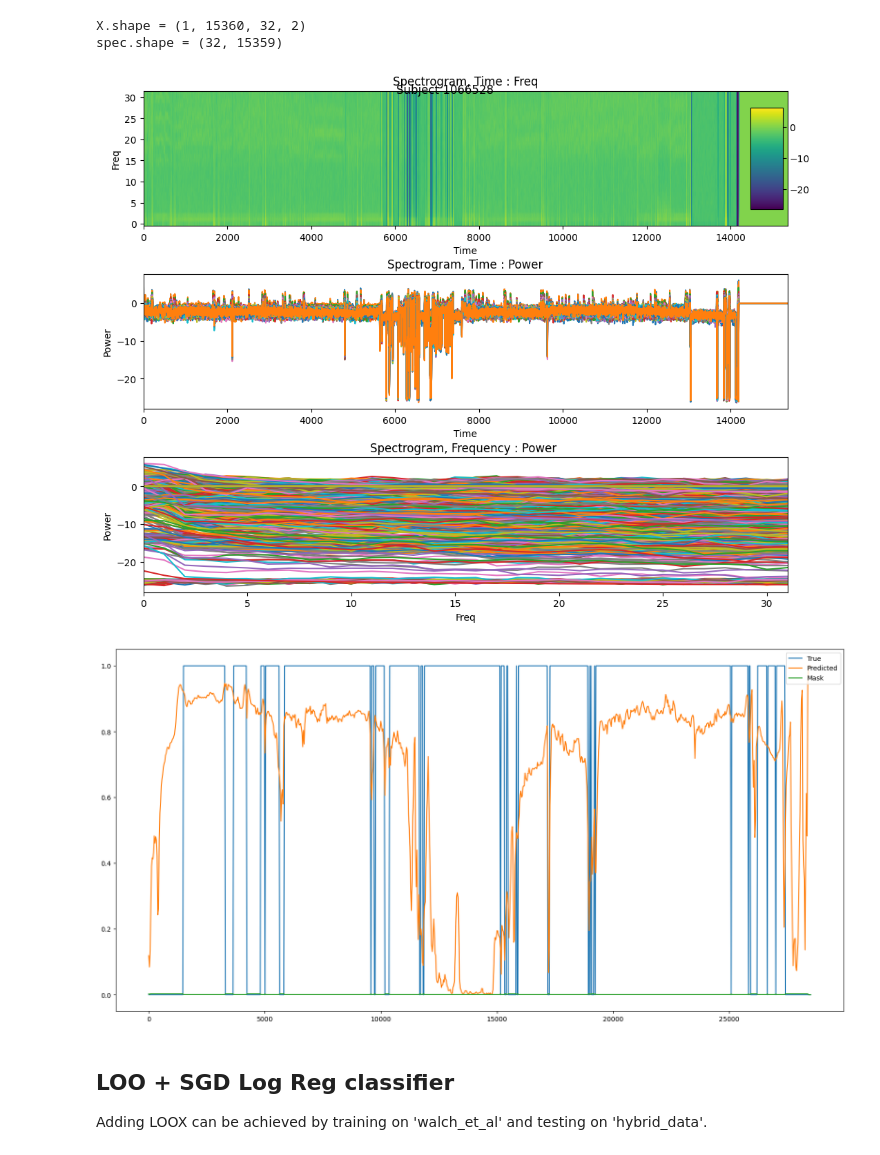
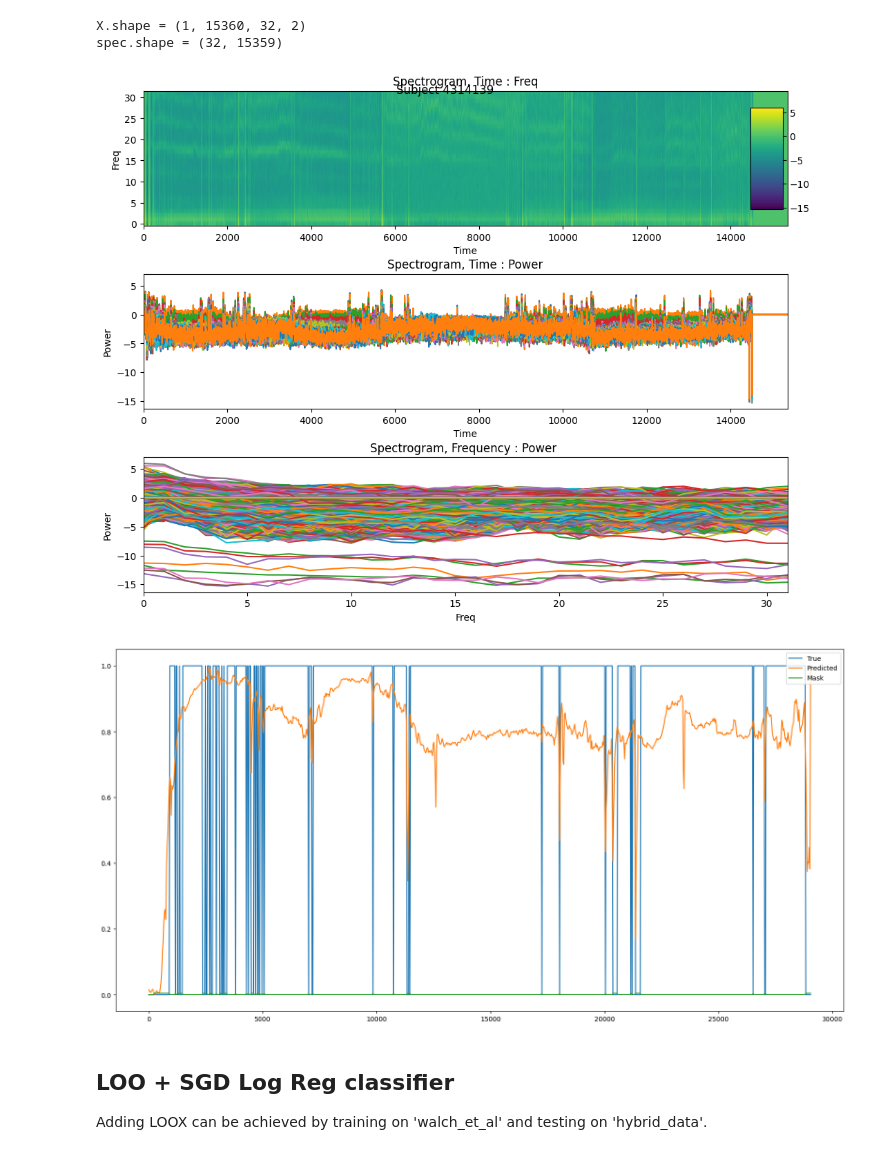
Before and after one commit to ftavella/pisces, a Jupyter notebook: analyses/stationary_vs_hybrid.ipynb, the cells around one changed output. Cells and saved outputs as stored; diff of their text form; code cells hidden in the pictures.

```diff
--- a/analyses/stationary_vs_hybrid.ipynb
+++ b/analyses/stationary_vs_hybrid.ipynb
@@ -133,18 +133,18 @@ def plot_predictions(evaluations, y_time, idx):
     ax.plot(y_time, y_mask, label="Mask")
     ax.legend(loc='upper right')
 # %%
-index = 0
+index = 10
 _, id = mo_preprocessed_data_walch[index]
 psg = w.get_feature_data("psg", id)
 psg_time = psg[:, 0].to_numpy()
 
 plot_spectrogram(mo_preprocessed_data_walch, index)
 # broken now that evaluations_walch is a dict
 # think we want to just use
 plot_predictions(evaluations=evaluations_walch, y_time=psg_time, idx=id)
 # %% [output]
-[figure, old version]
+[figure, new version]
-[figure, old version]
+[figure, new version]
 # %% [markdown]
 ## LOO + SGD Log Reg classifier
 Adding LOOX can be achieved by training on 'walch_et_al' and testing on 'hybrid_data'.
```
Also changed, not shown: parts of 13 cells of this notebook, 3 other files.
